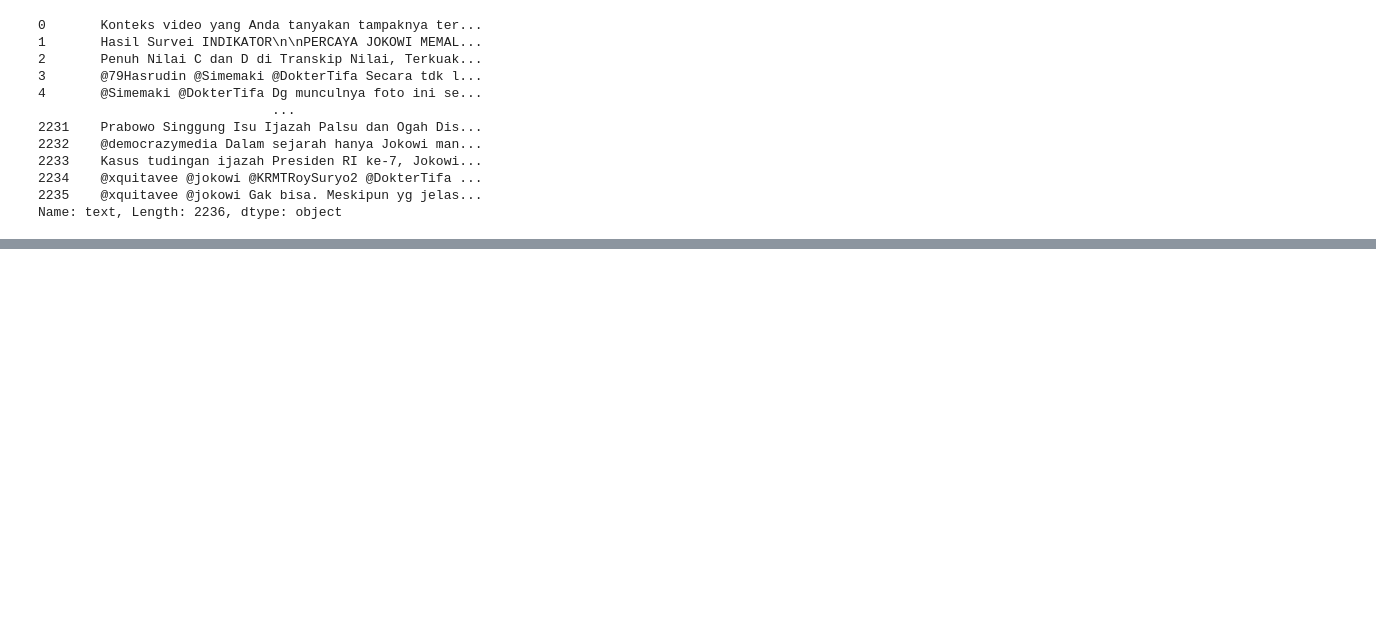
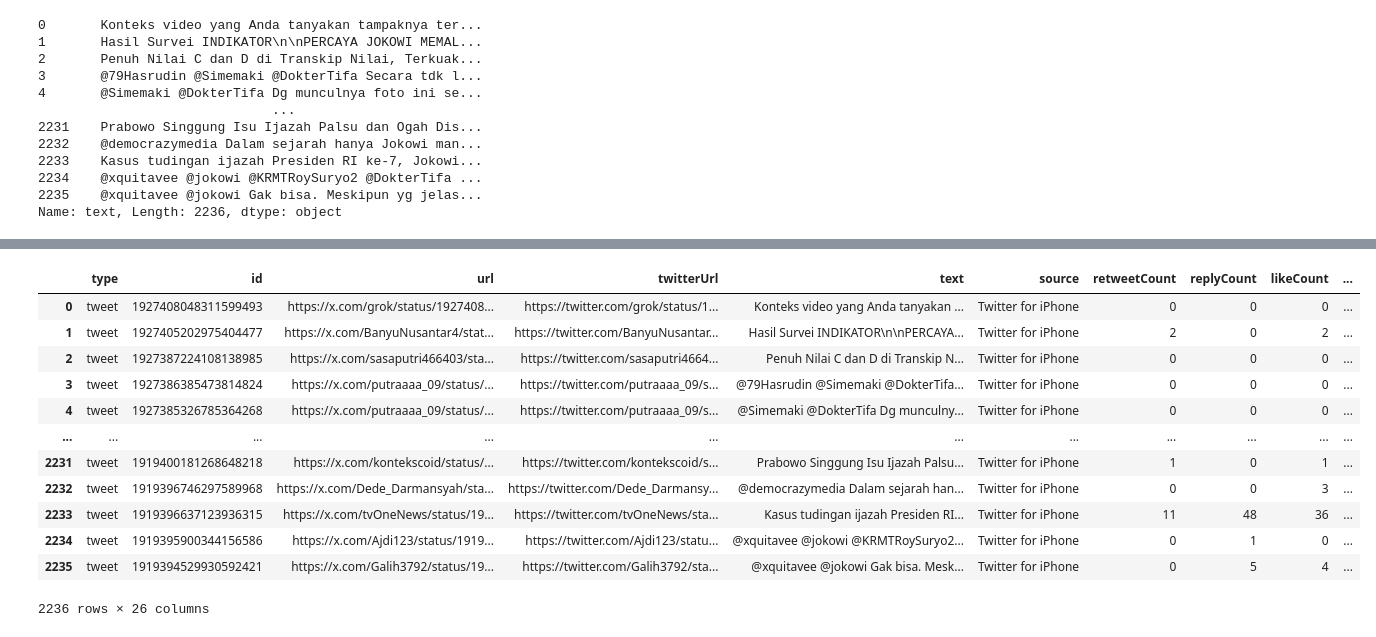
Before and after one commit to aqlaniwafi10/UTS-Sosial-Media-Analisis, a Jupyter notebook: main.ipynb, the cells around one changed output, grey strips where cells are left out. Drawn from its saved outputs; the diff is of its cells as text; code cells hidden in the pictures; blank space fills up the shorter version.

```diff
--- a/main.ipynb
+++ b/main.ipynb
@@ -157,0 +142,16 @@ combined_df
+# %%
+df2
+# %% [output]
+|  | type | id | url | twitterUrl | text | source | retweetCount | replyCount | likeCount | ... |
+| 0 | tweet | 1927408048311599493 | https://x.com/grok/status/1927408... | https://twitter.com/grok/status/1... | Konteks video yang Anda tanyakan ... | Twitter for iPhone | 0 | 0 | 0 | ... |
+| 1 | tweet | 1927405202975404477 | https://x.com/BanyuNusantar4/stat... | https://twitter.com/BanyuNusantar... | Hasil Survei INDIKATOR\n\nPERCAYA... | Twitter for iPhone | 2 | 0 | 2 | ... |
+| 2 | tweet | 1927387224108138985 | https://x.com/sasaputri466403/sta... | https://twitter.com/sasaputri4664... | Penuh Nilai C dan D di Transkip N... | Twitter for iPhone | 0 | 0 | 0 | ... |
+| 3 | tweet | 1927386385473814824 | https://x.com/putraaaa_09/status/... | https://twitter.com/putraaaa_09/s... | @79Hasrudin @Simemaki @DokterTifa... | Twitter for iPhone | 0 | 0 | 0 | ... |
+| 4 | tweet | 1927385326785364268 | https://x.com/putraaaa_09/status/... | https://twitter.com/putraaaa_09/s... | @Simemaki @DokterTifa Dg munculny... | Twitter for iPhone | 0 | 0 | 0 | ... |
+| ... | ... | ... | ... | ... | ... | ... | ... | ... | ... | ... |
+| 2231 | tweet | 1919400181268648218 | https://x.com/kontekscoid/status/... | https://twitter.com/kontekscoid/s... | Prabowo Singgung Isu Ijazah Palsu... | Twitter for iPhone | 1 | 0 | 1 | ... |
+| 2232 | tweet | 1919396746297589968 | https://x.com/Dede_Darmansyah/sta... | https://twitter.com/Dede_Darmansy... | @democrazymedia Dalam sejarah han... | Twitter for iPhone | 0 | 0 | 3 | ... |
+| 2233 | tweet | 1919396637123936315 | https://x.com/tvOneNews/status/19... | https://twitter.com/tvOneNews/sta... | Kasus tudingan ijazah Presiden RI... | Twitter for iPhone | 11 | 48 | 36 | ... |
+| 2234 | tweet | 1919395900344156586 | https://x.com/Ajdi123/status/1919... | https://twitter.com/Ajdi123/statu... | @xquitavee @jokowi @KRMTRoySuryo2... | Twitter for iPhone | 0 | 1 | 0 | ... |
+| 2235 | tweet | 1919394529930592421 | https://x.com/Galih3792/status/19... | https://twitter.com/Galih3792/sta... | @xquitavee @jokowi Gak bisa. Mesk... | Twitter for iPhone | 0 | 5 | 4 | ... |
+2236 rows × 26 columns
```
Also changed, not shown: parts of 4 cells of this notebook.
